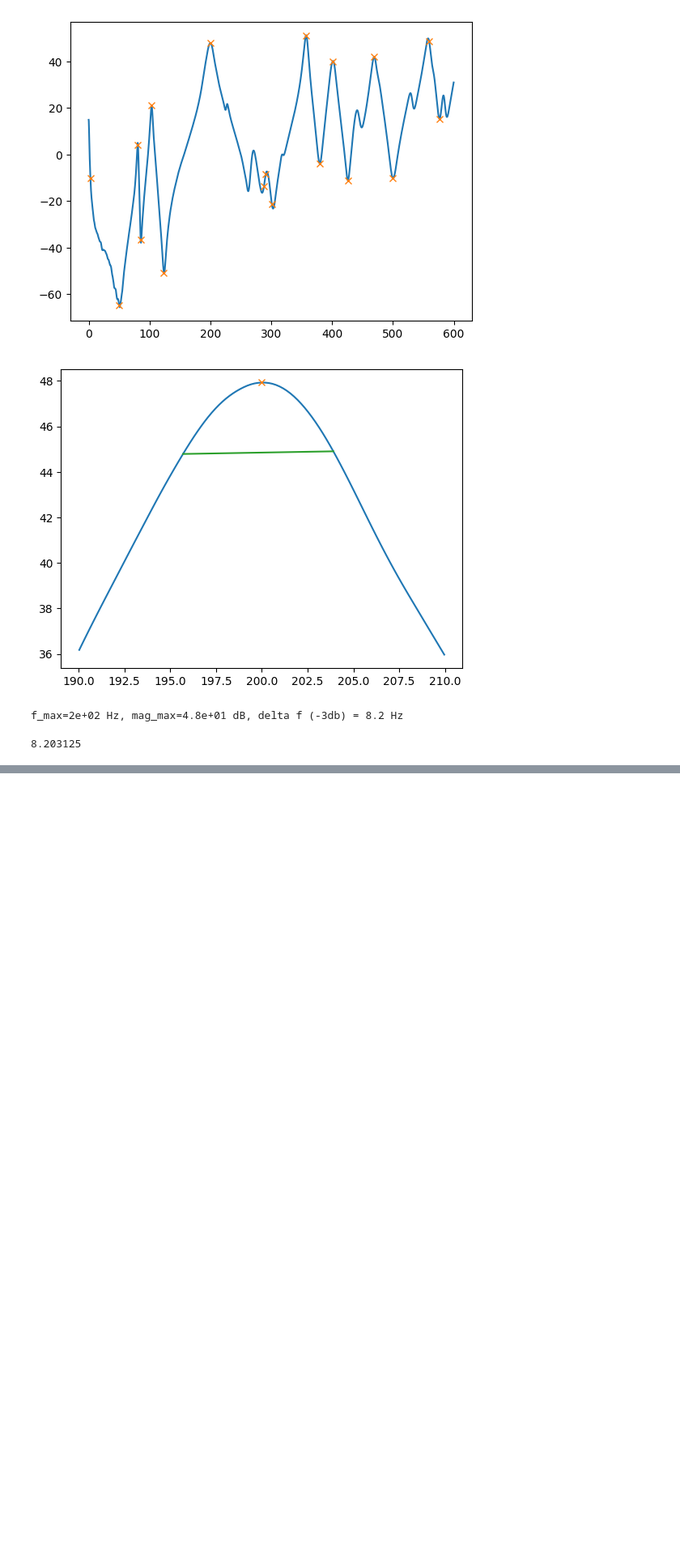
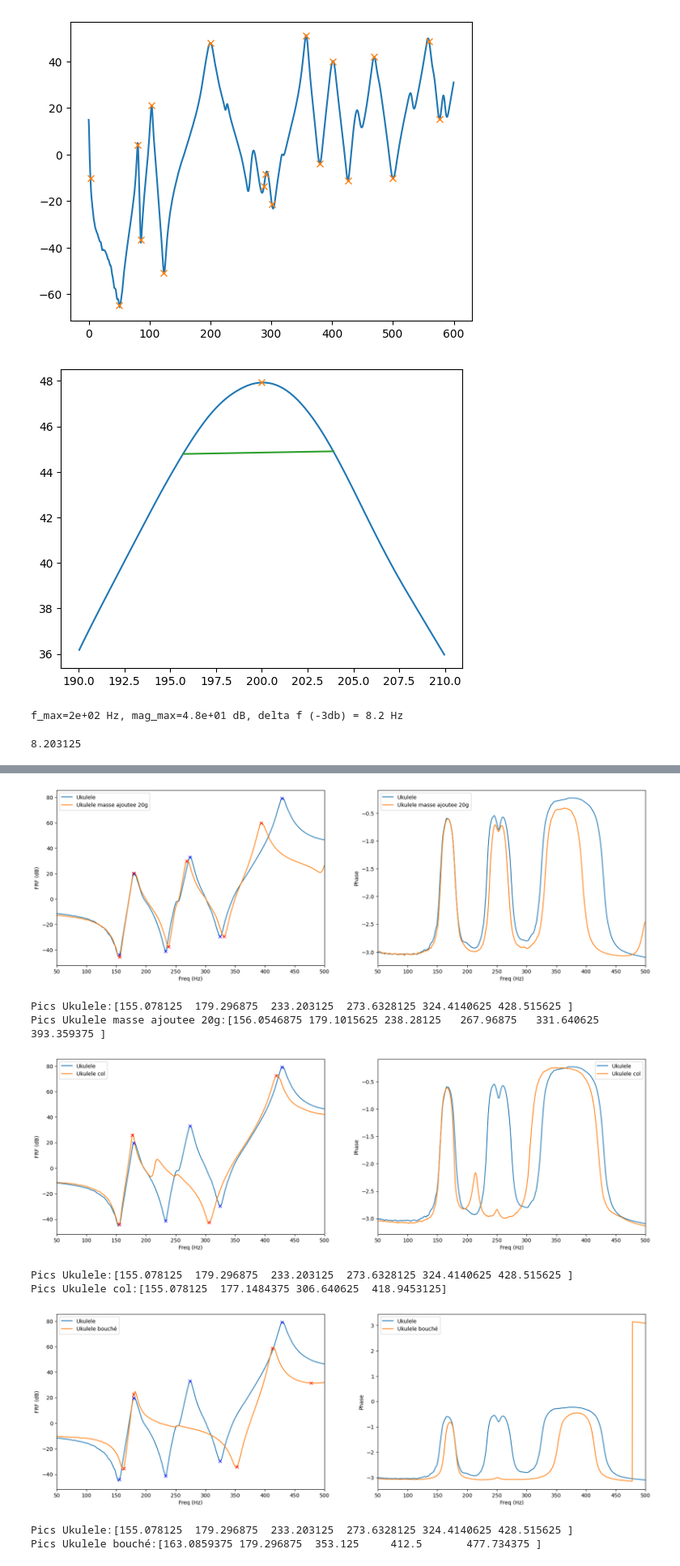
Before and after one commit to estevep/TP-Acoustique-ATIAM, a Jupyter notebook: cordes/tp.ipynb, the cells around one changed output, grey strips where cells are left out. Shown at 81% size. Cells and saved outputs as stored; diff of their text form; code cells hidden in the pictures; blank space fills up the shorter version.

```diff
--- a/cordes/tp.ipynb
+++ b/cordes/tp.ipynb
@@ -174,0 +205,14 @@ Pics de la Guitare masse ajoutee 28g:[ 50.1953125  81.0546875  85.15625   101.56
+# %%
+pics_ukulele, pics_20g_ukulele = compare("Ukulele_2.mat","Ukulele_masse_ajoutee_20g_2.mat",freqmax=500,freqvert=200)
+picsl_ukulele, pics_col_ukulele = compare("Ukulele_2.mat","Ukulele_col_3.mat",freqmax=500,freqvert=200) #219
+pics_ukulele, pics_bouche_ukulele = compare("Ukulele_2.mat","Ukulele_bouché_2.mat",freqmax=500,freqvert=200)
+# %% [output]
+[figure, added]
+Pics Ukulele:[155.078125  179.296875  233.203125  273.6328125 324.4140625 428.515625 ]
+Pics Ukulele masse ajoutee 20g:[156.0546875 179.1015625 238.28125   267.96875   331.640625  393.359375 ]
+[figure, added]
+Pics Ukulele:[155.078125  179.296875  233.203125  273.6328125 324.4140625 428.515625 ]
+Pics Ukulele col:[155.078125  177.1484375 306.640625  418.9453125]
+[figure, added]
+Pics Ukulele:[155.078125  179.296875  233.203125  273.6328125 324.4140625 428.515625 ]
+Pics Ukulele bouché:[163.0859375 179.296875  353.125     412.5       477.734375 ]
```
Also changed, not shown: parts of 6 cells of this notebook, 1 other file.
